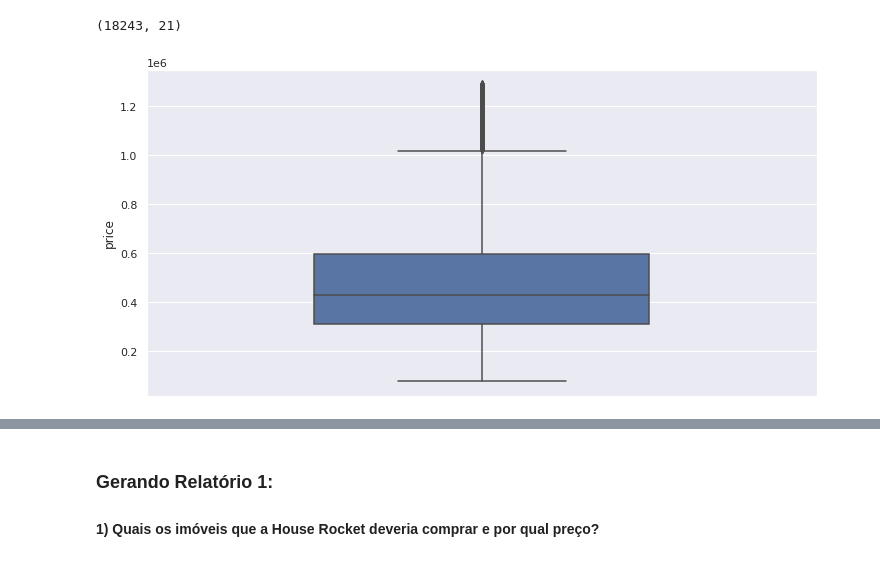
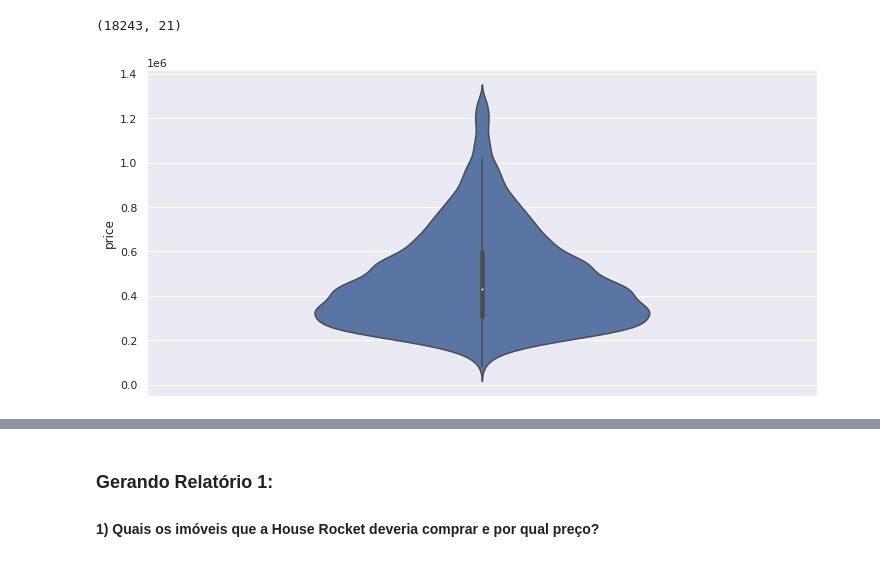
Before and after one commit to GustavoBarros11/house-rocket-insights-project, a Jupyter notebook: notebook.ipynb, the cells around one changed output, grey strips where cells are left out. Drawn from its saved outputs; the diff is of its cells as text; code cells hidden in the pictures.

```diff
--- a/notebook.ipynb
+++ b/notebook.ipynb
@@ -212,8 +212,8 @@ data = data_shortened
 # %%
 fig, ax = plt.subplots(figsize=(12, 6))
 
-sns.boxplot(y=data['price'], width=.5)
+sns.violinplot(y=data['price'], width=.5)
 
 plt.show()
 # %% [output]
-[figure, old version]
+[figure, new version]
```
Also changed, not shown: parts of 20 cells of this notebook.
